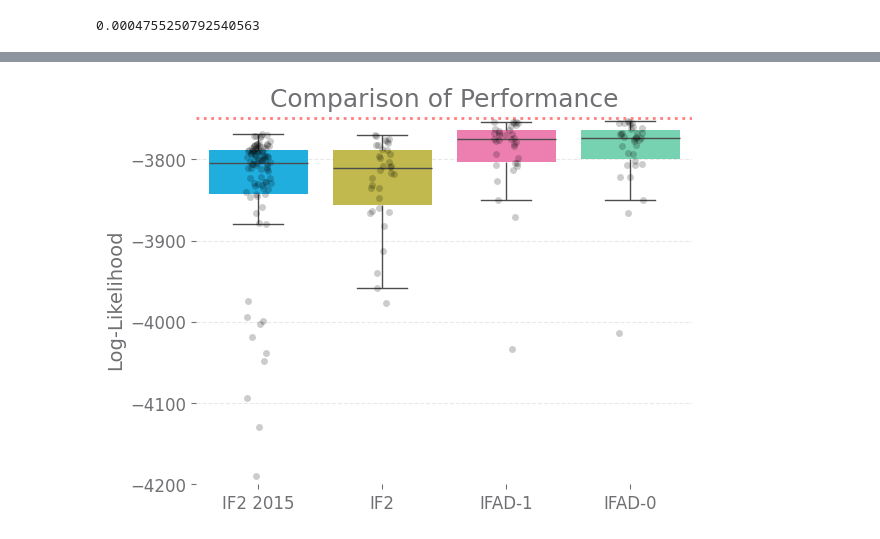
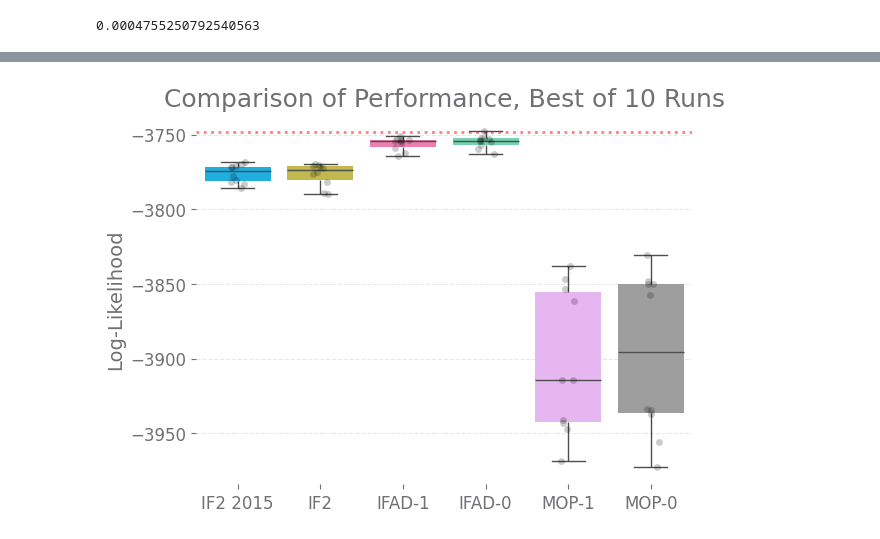
Before and after one commit to hetankevin/diffilter, a Jupyter notebook: cholera.ipynb, the cells around one changed output, grey strips where cells are left out. Saved outputs shown, nothing was run; the diff lists cells and outputs as text; code cells hidden in the pictures.

```diff
--- a/cholera.ipynb
+++ b/cholera.ipynb
@@ -556,0 +630,22 @@ plt.hist(-np.array(mif_logliks_trials)[:,-1], bins=30, density=True)
+# %%
+import seaborn as sns
+import pyreadr
+from scipy.special import logsumexp
+plt.style.use('matplotlibrc')
+result = pyreadr.read_r('data/dacca/cholera-mif1-mif2.rda')
+
+data = pd.DataFrame({'IF2 2015': logsumexp(result['m2.lik'], axis=0),
+              'IF2': -(np.array(mif_logliks_trials)[:-2,-1]),
+              'IFAD-1': -(np.array(gd_logliks_trials)[:-2,-1]),
+              'IFAD-0' : -(np.array(gd_logliks_pf_trials)[:-2,-1]),
+              'MOP-1': -(np.array(gd_logliks_raw_trials)[:-2,-1]),
+              'MOP-0': -(np.array(gd_logliks_pf_raw_trials)[:-2,-1])})
+
+data[data>-3900].iloc[:,0:4].plot.hist(subplots=True, figsize=(8,6),
+                                       bins=10,
+                                      xlabel='Log-Likelihood',
+                                      ylabel='Count')
+plt.suptitle('Comparison of Different Methods Near MLE', fontsize=18)
+plt.axvline(-3748.5, linestyle='dotted', color='r', alpha=0.5, label='MLE')
+plt.legend()
+plt.show()
@@ -557,24 +671,17 @@ plt.hist(-np.array(mif_logliks_trials)[:,-1], bins=30, density=True)
 # %%
+
 import pyreadr
 from scipy.special import logsumexp
 import seaborn as sns
 plt.style.use('matplotlibrc')
 result = pyreadr.read_r('data/dacca/cholera-mif1-mif2.rda')
-ax = sns.boxplot([logsumexp(result['m2.lik'], axis=0),
-                  -np.array(mif_logliks_trials)[:,-1],
-            -np.array(gd_logliks_trials)[:,-1],
-            -np.array(gd_logliks_pf_trials)[:,-1]],
+ax = sns.boxplot(data.rolling(10).max().iloc[9:][::10],
                 showfliers = False)
-sns.stripplot([logsumexp(result['m2.lik'], axis=0),
-                  -np.array(mif_logliks_trials)[:,-1],
-            -np.array(gd_logliks_trials)[:,-1],
-            -np.array(gd_logliks_pf_trials)[:,-1]],
+sns.stripplot(data.rolling(10).max().iloc[9:][::10],
              alpha=0.2, color='black')
 plt.axhline(-3748.5, linestyle='dotted', color='r', alpha=0.5)
-ax.set_xticklabels(['IF2 2015', 'IF2', 'IFAD-1', 'IFAD-0'])
-plt.ylim(-4200, -3745)
 plt.ylabel('Log-Likelihood')
-plt.title('Comparison of Performance')
+plt.title('Comparison of Performance, Best of 10 Runs')
 plt.show()
 # %% [output]
-[figure, old version]
+[figure, new version]
```
Also changed, not shown: parts of 69 cells of this notebook, 47 other files.
